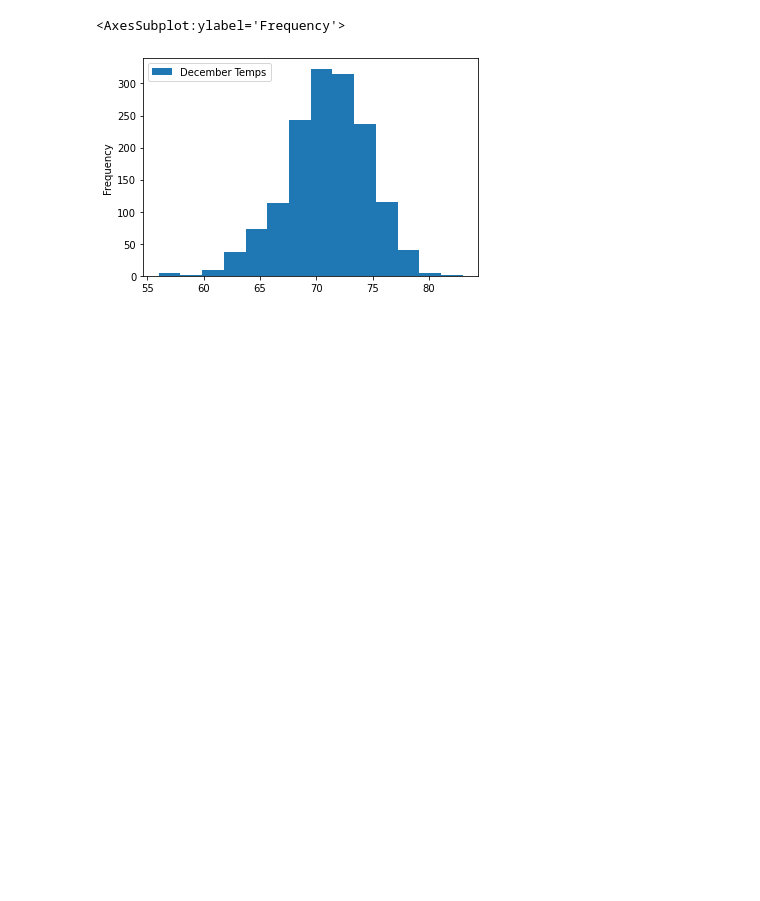
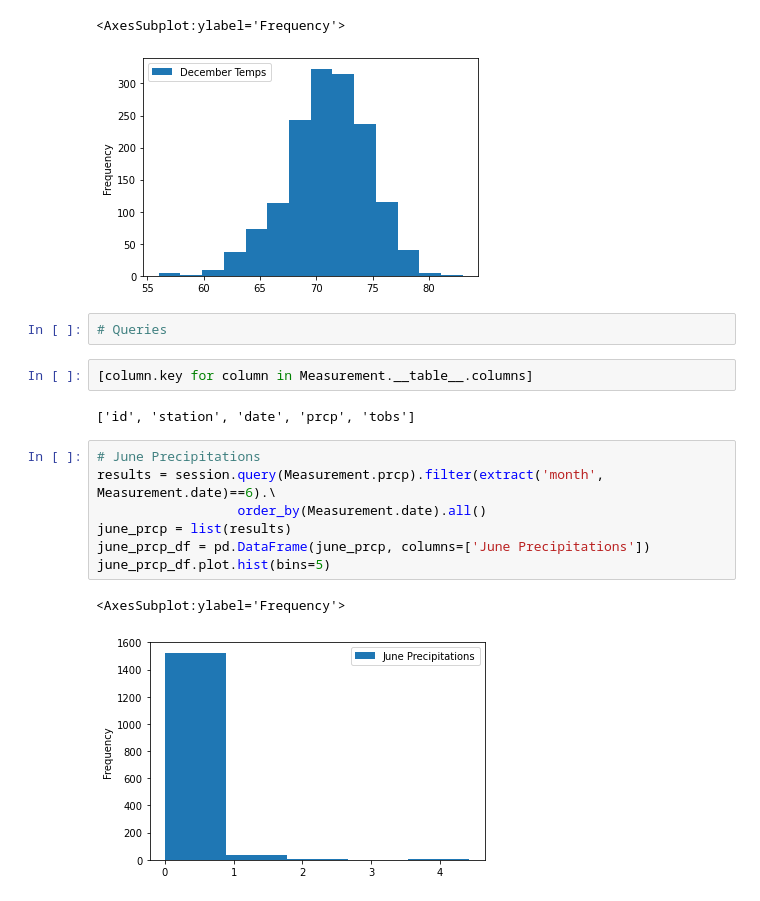
Before and after one commit to juliomeza/surfs_up, a Jupyter notebook: SurfsUp_Challenge.ipynb, the cells around one changed output. Drawn from its saved outputs; the diff is of its cells as text; blank space fills up the shorter version.

Commit message:
Editing images

```diff
--- a/SurfsUp_Challenge.ipynb
+++ b/SurfsUp_Challenge.ipynb
@@ -126,3 +128,19 @@ december_df.plot.hist(bins=14)
 # %% [output]
 <AxesSubplot:ylabel='Frequency'>
 [figure]
+# %%
+# Queries
+# %%
+[column.key for column in Measurement.__table__.columns]
+# %% [output]
+['id', 'station', 'date', 'prcp', 'tobs']
+# %%
+# June Precipitations
+results = session.query(Measurement.prcp).filter(extract('month', Measurement.date)==6).\
+                  order_by(Measurement.date).all()
+june_prcp = list(results)
+june_prcp_df = pd.DataFrame(june_prcp, columns=['June Precipitations'])
+june_prcp_df.plot.hist(bins=5)
+# %% [output]
+<AxesSubplot:ylabel='Frequency'>
+[figure, added]
```
Also changed, not shown: parts of 2 cells of this notebook, 3 other files.
